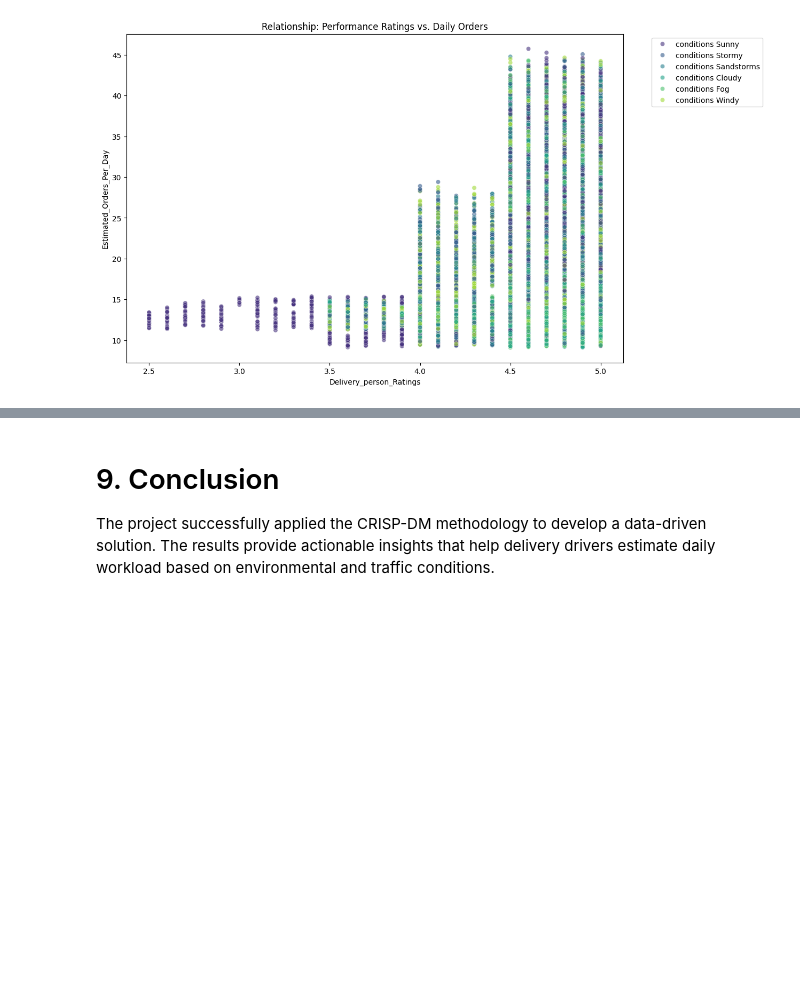
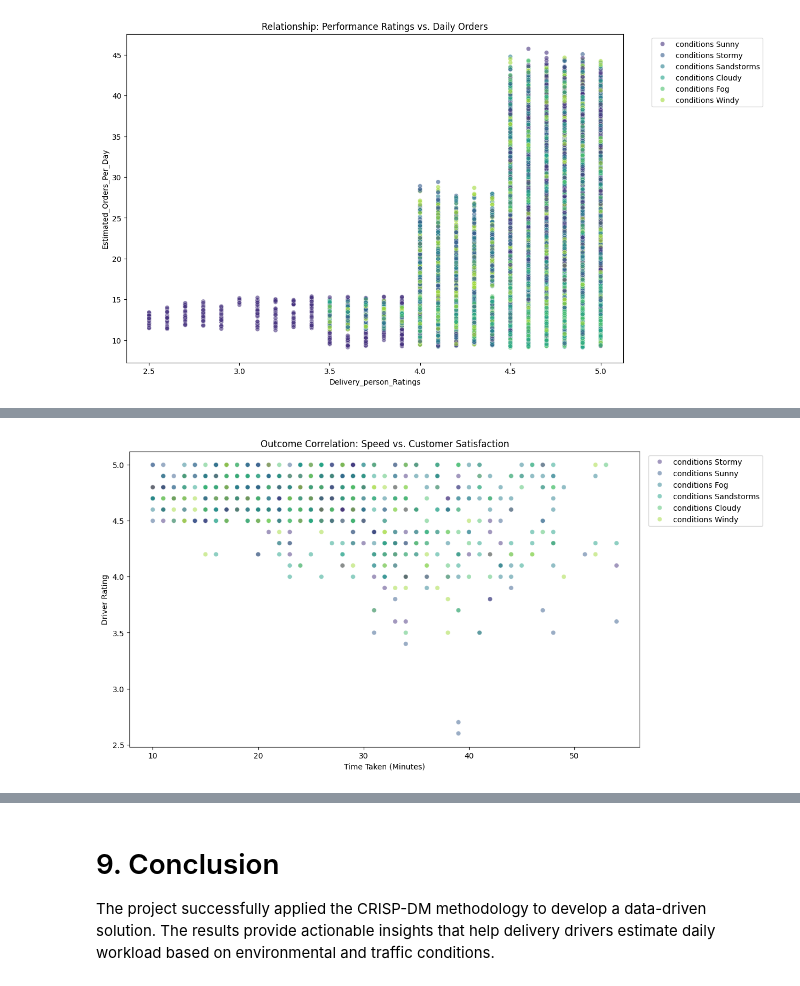
Before and after one commit to logansivam/Testing, a Jupyter notebook: DMDW_Project.ipynb, the cells around one changed output, grey strips where cells are left out. Drawn from its saved outputs; the diff is of its cells as text; code cells hidden in the pictures; blank space fills up the shorter version.

```diff
--- a/DMDW_Project.ipynb
+++ b/DMDW_Project.ipynb
@@ -363,0 +393,12 @@ plt.show()
+# %%
+plt.figure(figsize=(12, 7))
+sns.scatterplot(x='Time_taken(min)', y='Delivery_person_Ratings',
+                hue='Weatherconditions', data=df.sample(min(1000, len(df))),
+                alpha=0.5, palette="viridis")
+plt.title('Outcome Correlation: Speed vs. Customer Satisfaction')
+plt.xlabel('Time Taken (Minutes)')
+plt.ylabel('Driver Rating')
+plt.legend(bbox_to_anchor=(1.01, 1), loc='upper left')
+plt.show()
+# %% [output]
+[figure, added]
```
Also changed, not shown: parts of 4 cells of this notebook.
